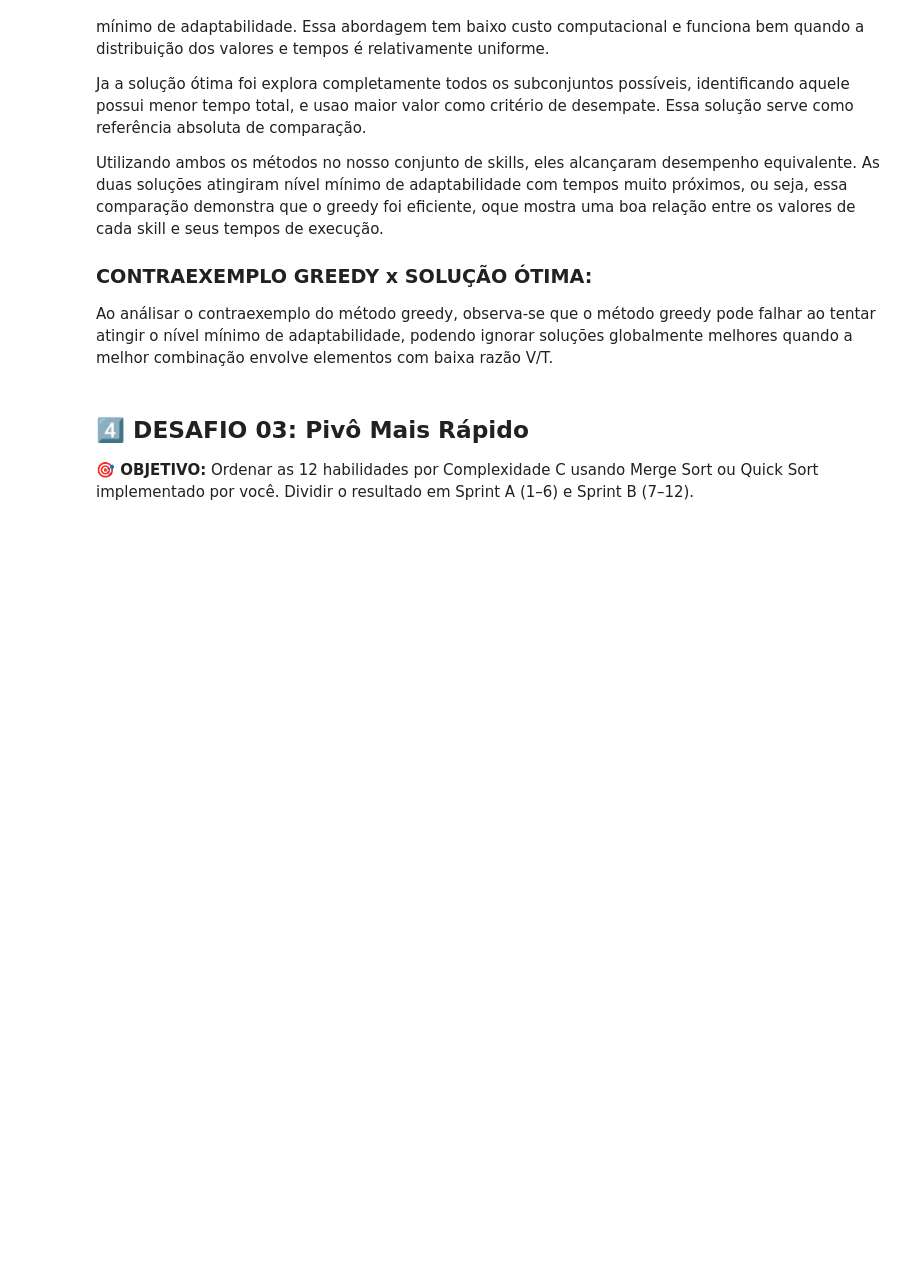
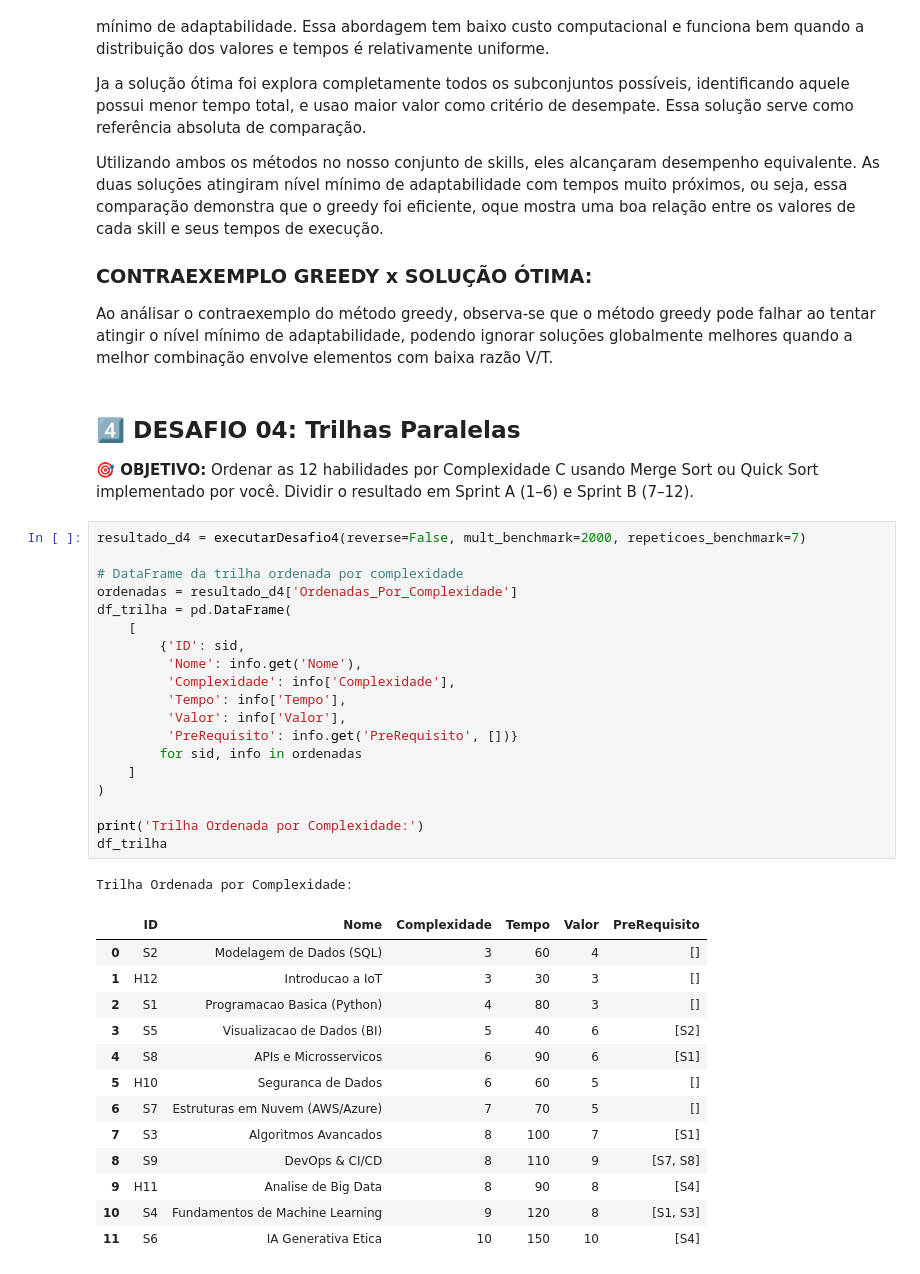
Before and after one commit to yRaffa/GS-2025-2_DynamicProgrramming, a Jupyter notebook: relatorio.ipynb, the cells around one changed output. Cells and saved outputs as stored; diff of their text form; blank space fills up the shorter version.

```diff
--- a/relatorio.ipynb
+++ b/relatorio.ipynb
@@ -308,6 +312,40 @@ Utilizando ambos os métodos no nosso conjunto de skills, eles alcançaram desem
 
 Ao análisar o contraexemplo do método greedy, observa-se que o método greedy pode falhar ao tentar atingir o nível mínimo de adaptabilidade, podendo ignorar soluções globalmente melhores quando a melhor combinação envolve elementos com baixa razão V/T.
 # %% [markdown]
-## **4️⃣ DESAFIO 03: Pivô Mais Rápido**
+## **4️⃣ DESAFIO 04: Trilhas Paralelas**
 
 **🎯 OBJETIVO:** Ordenar as 12 habilidades por Complexidade C usando Merge Sort ou Quick Sort implementado por você. Dividir o resultado em Sprint A (1–6) e Sprint B (7–12).
+# %%
+resultado_d4 = executarDesafio4(reverse=False, mult_benchmark=2000, repeticoes_benchmark=7)
+
+# DataFrame da trilha ordenada por complexidade
+ordenadas = resultado_d4['Ordenadas_Por_Complexidade']
+df_trilha = pd.DataFrame(
+    [
+        {'ID': sid,
+         'Nome': info.get('Nome'),
+         'Complexidade': info['Complexidade'],
+         'Tempo': info['Tempo'],
+         'Valor': info['Valor'],
+         'PreRequisito': info.get('PreRequisito', [])}
+        for sid, info in ordenadas
+    ]
+)
+
+print('Trilha Ordenada por Complexidade:')
+df_trilha
+# %% [output]
+Trilha Ordenada por Complexidade:
+|  | ID | Nome | Complexidade | Tempo | Valor | PreRequisito |
+| 0 | S2 | Modelagem de Dados (SQL) | 3 | 60 | 4 | [] |
+| 1 | H12 | Introducao a IoT | 3 | 30 | 3 | [] |
+| 2 | S1 | Programacao Basica (Python) | 4 | 80 | 3 | [] |
+| 3 | S5 | Visualizacao de Dados (BI) | 5 | 40 | 6 | [S2] |
+| 4 | S8 | APIs e Microsservicos | 6 | 90 | 6 | [S1] |
+| 5 | H10 | Seguranca de Dados | 6 | 60 | 5 | [] |
+| 6 | S7 | Estruturas em Nuvem (AWS/Azure) | 7 | 70 | 5 | [] |
+| 7 | S3 | Algoritmos Avancados | 8 | 100 | 7 | [S1] |
+| 8 | S9 | DevOps & CI/CD | 8 | 110 | 9 | [S7, S8] |
+| 9 | H11 | Analise de Big Data | 8 | 90 | 8 | [S4] |
+| 10 | S4 | Fundamentos de Machine Learning | 9 | 120 | 8 | [S1, S3] |
+| 11 | S6 | IA Generativa Etica | 10 | 150 | 10 | [S4] |
```
Also changed, not shown: parts of 9 cells of this notebook, 5 other files.
